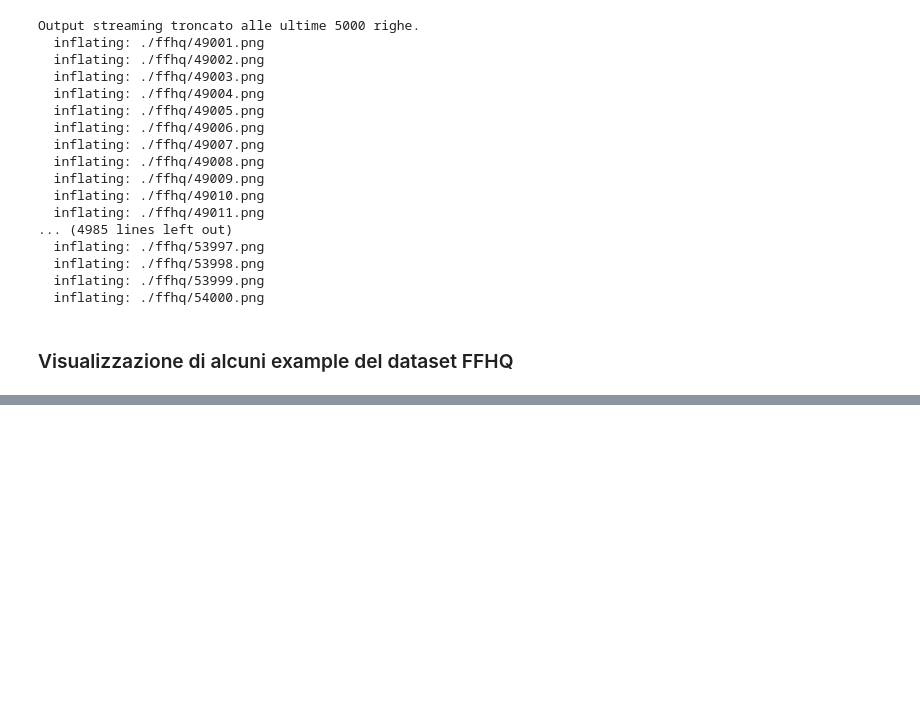
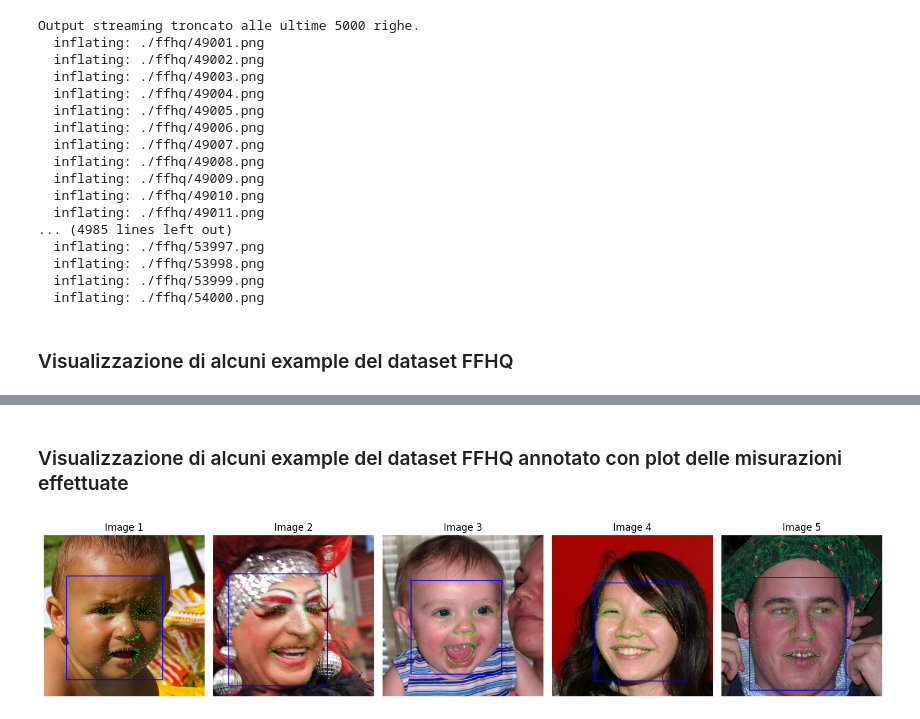
Before and after one commit to rdellavecchia/FaceSwap, a Jupyter notebook: FaceSwap.ipynb, the cells around one changed output, grey strips where cells are left out. Cells and saved outputs as stored; diff of their text form; code cells hidden in the pictures; blank space fills up the shorter version.

```diff
--- a/FaceSwap.ipynb
+++ b/FaceSwap.ipynb
@@ -205,0 +265,58 @@ plt.show()
+# %% [markdown]
+### Visualizzazione di alcuni example del dataset FFHQ annotato con plot delle misurazioni effettuate
+# %%
+import os
+import random
+import cv2
+import matplotlib.pyplot as plt
+
+def plot_annotated_images(image_folder, num_images=5):
+    """ Scelta randomica di immagini, annotale e plot dei risultati """
+    image_files = os.listdir(image_folder)
+    random_images = random.sample(image_files, num_images)
+
+    # Configurazione del modello Mediapipe
+    detect_keypoints_with_bboxes = get_keypoints_model()
+
+    # Calcolo del numero di righe necessarie
+    num_rows = (num_images + 4) // 5
+
+    # Configura la griglia con 5 colonne per riga
+    fig, axes = plt.subplots(num_rows, 5, figsize=(15, num_rows * 5))
+
+    axes = axes.flatten() # axes deve essere un array monodimensionale
+
+    for i, image_file in enumerate(random_images):
+        img_path = os.path.join(image_folder, image_file)
+        img = cv2.imread(img_path)
+
+        if img is not None:
+            # Rilevazione dei keypoint
+            faces_data = detect_keypoints_with_bboxes(img)
+
+            # Rappresentazione dei keypoint e del bounding box sull'immagine
+            annotated_img = draw_faces(img.copy(), faces_data)
+
+            # Conversione da BGR a RGB per il plotting
+            annotated_img_rgb = cv2.cvtColor(annotated_img, cv2.COLOR_BGR2RGB)
+
+            # Plot dell'immagine annotata
+            axes[i].imshow(annotated_img_rgb)
+            axes[i].axis('off')
+            axes[i].set_title(f"Image {i+1}")
+        else:
+            print(f"Immagine non valida: {image_file}")
+            axes[i].axis('off')
+            axes[i].set_title("Invalid Image")
+
+    for j in range(i + 1, len(axes)):
+        axes[j].axis('off')
+
+    plt.tight_layout()
+    plt.show()
+
+# Esempio di utilizzo
+image_folder = "/content/ffhq"
+plot_annotated_images(image_folder)
+# %% [output]
+[figure, added]
```
Also changed, not shown: parts of 8 cells of this notebook.
